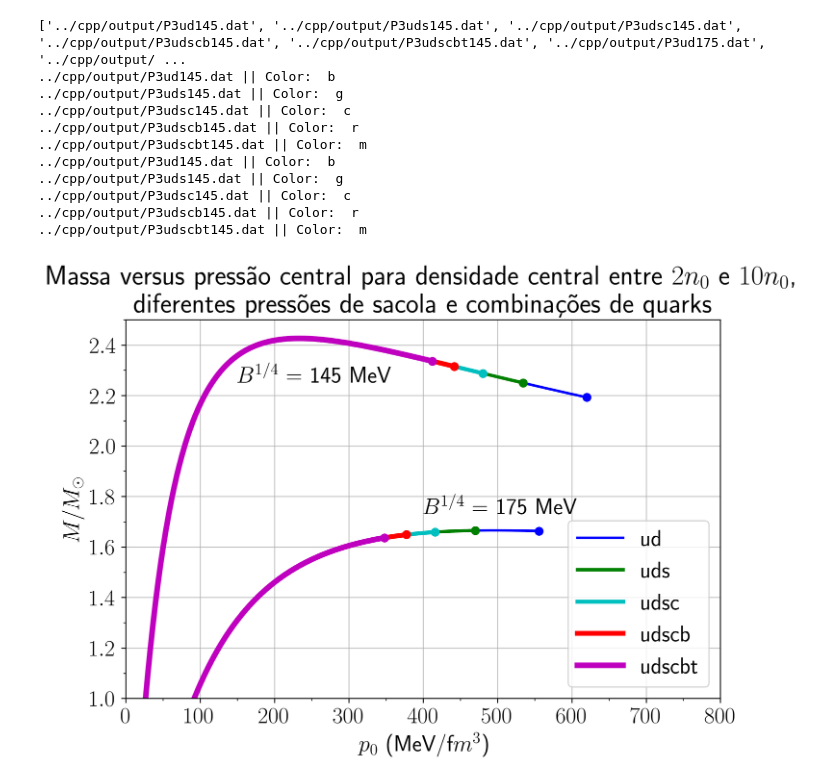
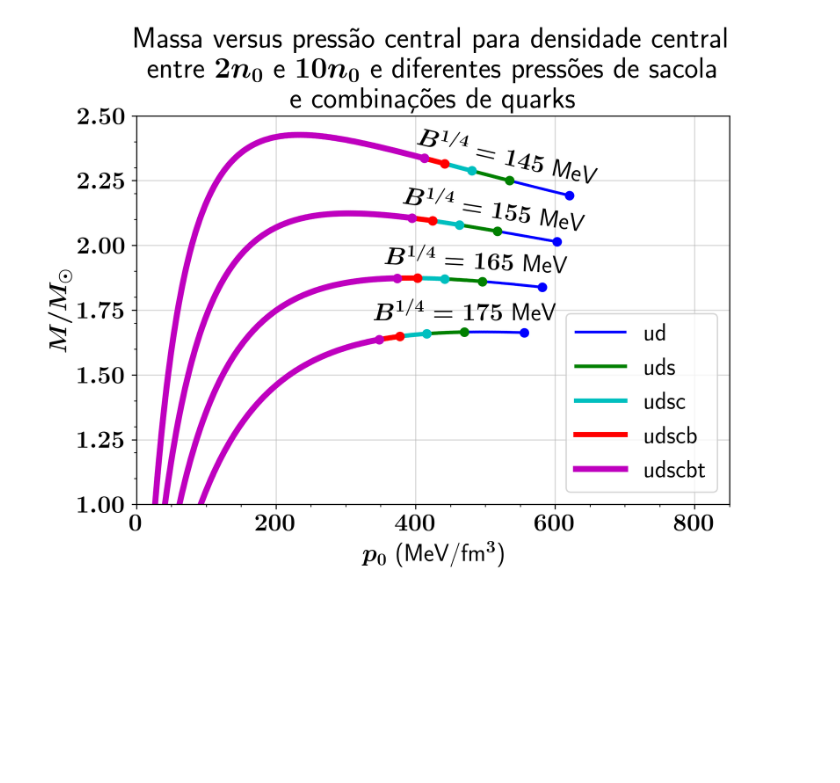
Before and after one commit to nicofgr/dense-star, a Jupyter notebook: python/Graph3.ipynb, the cells around one changed output. Saved outputs shown, nothing was run; the diff lists cells and outputs as text; code cells hidden in the pictures; blank space fills up the shorter version.

```diff
--- a/python/Graph3.ipynb
+++ b/python/Graph3.ipynb
@@ -4,16 +4,17 @@ import numpy as np
 from matplotlib.ticker import AutoMinorLocator, MultipleLocator
 
 plt.rcParams['text.usetex'] = True
+plt.rcParams['text.latex.preamble'] = r'\boldmath'
 plt.rcParams["font.size"] = 18
-plt.rcParams['figure.figsize'] = [8, 6]
+plt.rcParams['figure.figsize'] = [7.3, 6]
 plt.rcParams['figure.dpi'] = 300
 
 fig, ax1 = plt.subplots()
 #-------------------------------------------------------
 bagPressures = []
 bagPressures.append(145)
-#bagPressures.append(155)
-#bagPressures.append(165)
+bagPressures.append(155)
+bagPressures.append(165)
 bagPressures.append(175)
 titles = []
 titles.append('ud')
@@ -25,7 +26,7 @@ dirs = []
 for bP in bagPressures:
     for i in titles:
         dirs.append('../cpp/output/P3' + i + str(bP) +'.dat')
-print(dirs)
+#print(dirs)
 cols = []
 cols.append('b')
 cols.append('g')
@@ -33,50 +34,42 @@ cols.append('c')
 cols.append('r')
 cols.append('m')
 
 #ax1.set_title("$B^{1/4}$ = " + str(bagPressures[k]) + " MeV")
-ax1.set_xlabel(r'$p_0$ (MeV/f$m^3$)')
+ax1.set_xlabel(r'$p_0$ (MeV/fm$^3$)')
 ax1.set_ylabel(r'$M/M_\odot$')
-ax1.set_xlim([0, 800])
+ax1.set_xlim([0, 850])
 #ax1.xaxis.set_major_locator(MultipleLocator(2))
 ax1.xaxis.set_minor_locator(MultipleLocator(50))
 #ax1.yaxis.set_major_locator(MultipleLocator(2))
 ax1.yaxis.set_minor_locator(MultipleLocator(0.1))
 ax1.set_ylim([1,2.5])
 
 for i in range(len(titles)*len(bagPressures)):
     x = []
     with open(dirs[i], 'r') as f:
 
         lines = f.readlines()
         x.append([float(line.split()[0]) for line in lines])
         x.append([float(line.split()[1]) for line in lines])
         x.append([float(line.split()[2]) for line in lines])
 
-        ax1.grid(True, alpha=0.75)
+        ax1.grid(True, alpha=0.5)
         #ax1.plot(x[i][1],x[i][2], cols[i], label=titles[i])
         if i >= 5:
             ax1.plot(x[1],x[2], cols[i%5], linewidth = (0.6*(i%5))+2)
         else:
             ax1.plot(x[1],x[2], cols[i%5], label=str(titles[i%5]), linewidth = (0.6*(i%5))+2)
         ax1.plot(x[1][-1],x[2][-1], 'o', color=cols[i%5])
-        print(dirs[i%5], "|| Color: ", cols[i%5])
+        #print(dirs[i%5], "|| Color: ", cols[i%5])
 
-plt.annotate('$B^{1/4}$ = 175 MeV', (400,1.73))
-plt.annotate('$B^{1/4}$ = 145 MeV', (150,2.25))
+plt.annotate('$B^{1/4} = 145$ MeV', (400,2.23), rotation = -13)
+plt.annotate('$B^{1/4} = 155$ MeV', (380, 2.05), rotation = -9)
+plt.annotate('$B^{1/4} = 165$ MeV', (355,1.89), rotation = -3)
+plt.annotate('$B^{1/4} = 175$ MeV', (340,1.71))
+
 ax1.legend(loc='lower right')
-ax1.set_title("Massa versus pressão central para densidade central entre $2n_0$ e $10n_0$, \ndiferentes pressões de sacola e combinações de quarks ")
-fig.tight_layout(pad=1.25)
+ax1.set_title("Massa versus pressão central para densidade central\nentre $2n_0$ e $10n_0$ e diferentes pressões de sacola\ne combinações de quarks ")
+fig.tight_layout(pad=1)
 plt.show()
 # %% [output]
-['../cpp/output/P3ud145.dat', '../cpp/output/P3uds145.dat', '../cpp/output/P3udsc145.dat', '../cpp/output/P3udscb145.dat', '../cpp/output/P3udscbt145.dat', '../cpp/output/P3ud175.dat', '../cpp/output/ ...
-../cpp/output/P3ud145.dat || Color:  b
-../cpp/output/P3uds145.dat || Color:  g
-../cpp/output/P3udsc145.dat || Color:  c
-../cpp/output/P3udscb145.dat || Color:  r
-../cpp/output/P3udscbt145.dat || Color:  m
-../cpp/output/P3ud145.dat || Color:  b
-../cpp/output/P3uds145.dat || Color:  g
-../cpp/output/P3udsc145.dat || Color:  c
-../cpp/output/P3udscb145.dat || Color:  r
-../cpp/output/P3udscbt145.dat || Color:  m
-[figure, old version]
+[figure, new version]
```
Also changed, not shown: 46 other files.
